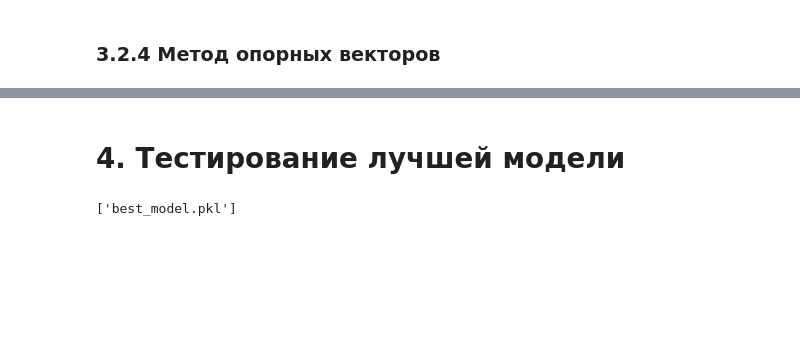
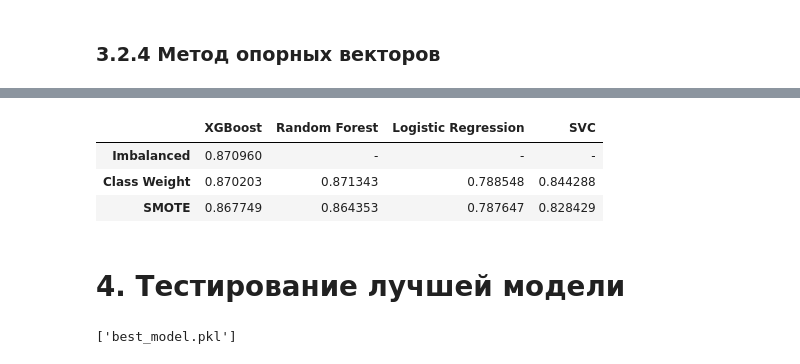
Before and after one commit to elenasobolevamsc/Bank_Churn_Prediction, a Jupyter notebook: Bank_Churn_Prediction.ipynb, the cells around one changed output, grey strips where cells are left out. Drawn from its saved outputs; the diff is of its cells as text; code cells hidden in the pictures; blank space fills up the shorter version.

```diff
--- a/Bank_Churn_Prediction.ipynb
+++ b/Bank_Churn_Prediction.ipynb
@@ -865,6 +1038,13 @@ roc_auc_results = {"Imbalanced":[roc_auc_xgb_imb, '-', '-', '-'],
 # %%
 # результаты метрики roc_auc на тесте:
 roc_auc_table = pd.DataFrame.from_dict(roc_auc_results, orient='index', columns=colNames)
+# %%
+roc_auc_table
+# %% [output]
+|  | XGBoost | Random Forest | Logistic Regression | SVC |
+| Imbalanced | 0.870960 | - | - | - |
+| Class Weight | 0.870203 | 0.871343 | 0.788548 | 0.844288 |
+| SMOTE | 0.867749 | 0.864353 | 0.787647 | 0.828429 |
 # %% [markdown]
 # 4. Тестирование лучшей модели
 # %%
```
Also changed, not shown: parts of 35 cells of this notebook, 1 other file.
